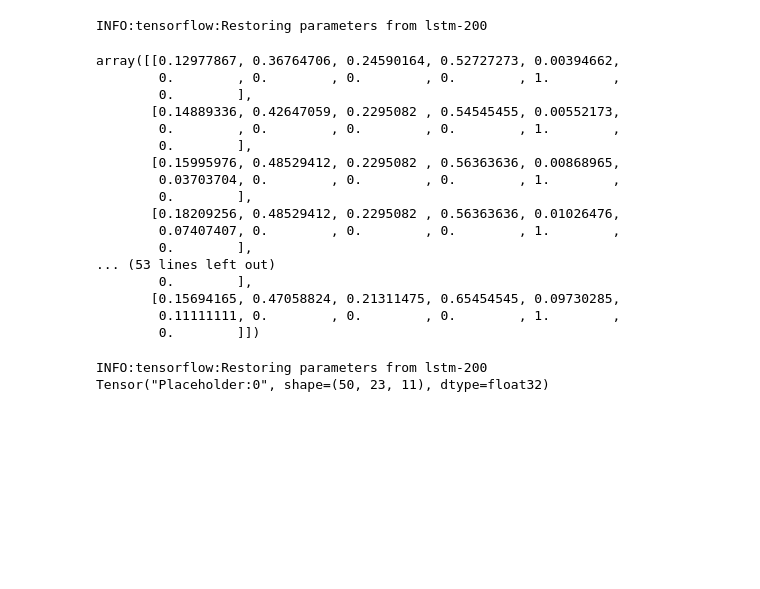
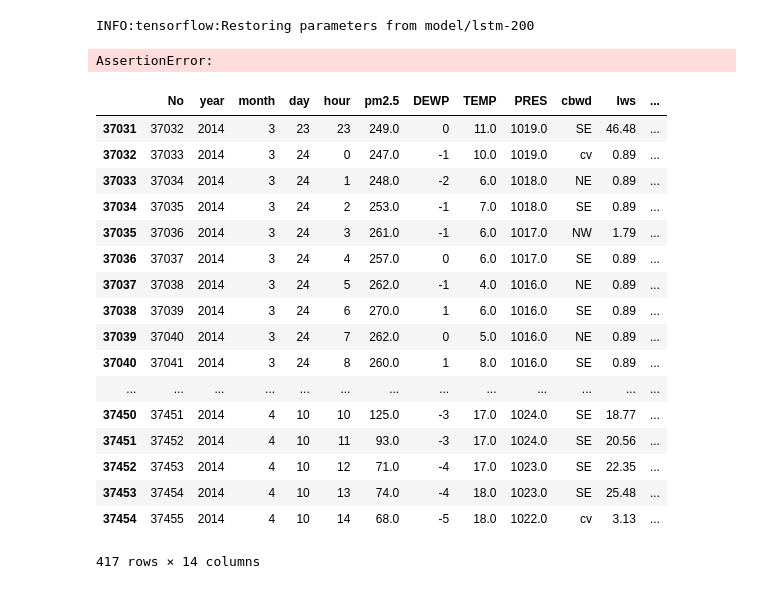
Before and after one commit to shawnrca/TS_LSTM, a Jupyter notebook: LSTM inference.ipynb, the cells around one changed output. Cells and saved outputs as stored; diff of their text form; code cells hidden in the pictures; blank space fills up the shorter version.

```diff
--- a/LSTM inference.ipynb
+++ b/LSTM inference.ipynb
@@ -75,38 +95,42 @@ class PRSA_lstm:
         tf.reset_default_graph()
 # %%
 data = pd.read_csv("PRSA_data_2010.1.1-2014.12.31.csv")
-data = data[data["pm2.5"].isna()==False]
-
-m = PRSA_lstm()
-data = data.iloc[0:24]
-data.at[data.index[-1],"pm2.5"] = None
-m._preprocess(data)
+data["pm25_predicted"] = 0
+data = data[np.isnan(data["pm2.5"])==False]
-# %% [output]
-INFO:tensorflow:Restoring parameters from lstm-200
-array([[0.12977867, 0.36764706, 0.24590164, 0.52727273, 0.00394662,
-        0.        , 0.        , 0.        , 0.        , 1.        ,
-        0.        ],
-       [0.14889336, 0.42647059, 0.2295082 , 0.54545455, 0.00552173,
-        0.        , 0.        , 0.        , 0.        , 1.        ,
-        0.        ],
-       [0.15995976, 0.48529412, 0.2295082 , 0.56363636, 0.00868965,
-        0.03703704, 0.        , 0.        , 0.        , 1.        ,
-        0.        ],
-       [0.18209256, 0.48529412, 0.2295082 , 0.56363636, 0.01026476,
-        0.07407407, 0.        , 0.        , 0.        , 1.        ,
-        0.        ],
-... (53 lines left out)
-        0.        ],
-       [0.15694165, 0.47058824, 0.21311475, 0.65454545, 0.09730285,
-        0.11111111, 0.        , 0.        , 0.        , 1.        ,
-        0.        ]])
-# %%
-tf.reset_default_graph()
-
-with tf.Session() as sess:
-    new_saver = tf.train.import_meta_graph(meta_graph_or_file="lstm-200.meta")
-    new_saver.restore(sess, "lstm-200")
-    print(sess.graph.get_tensor_by_name("Placeholder:0"))
-# %% [output]
-INFO:tensorflow:Restoring parameters from lstm-200
-Tensor("Placeholder:0", shape=(50, 23, 11), dtype=float32)
+# %%
+m = PRSA_lstm()
+data = data.iloc[35029::]
+# %% [output]
+INFO:tensorflow:Restoring parameters from model/lstm-200
+# %%
+i=0
+predicted = 0
+while i <= len(data)-24:
+    data_test = data[data.columns.drop("pm25_predicted")].copy().iloc[i:i+24]
+    data_test.at[data_test.index[-1],"pm2.5"]=None
+
+    data["pm25_predicted"].iloc[i+23] = m.predict(data_test)
+    i +=1
+# %% [output]
+AssertionError:
+# %%
+data[data["pm25_predicted"]>0]
+# %% [output]
+|  | No | year | month | day | hour | pm2.5 | DEWP | TEMP | PRES | cbwd | Iws | ... |
+| 37031 | 37032 | 2014 | 3 | 23 | 23 | 249.0 | 0 | 11.0 | 1019.0 | SE | 46.48 | ... |
+| 37032 | 37033 | 2014 | 3 | 24 | 0 | 247.0 | -1 | 10.0 | 1019.0 | cv | 0.89 | ... |
+| 37033 | 37034 | 2014 | 3 | 24 | 1 | 248.0 | -2 | 6.0 | 1018.0 | NE | 0.89 | ... |
+| 37034 | 37035 | 2014 | 3 | 24 | 2 | 253.0 | -1 | 7.0 | 1018.0 | SE | 0.89 | ... |
+| 37035 | 37036 | 2014 | 3 | 24 | 3 | 261.0 | -1 | 6.0 | 1017.0 | NW | 1.79 | ... |
+| 37036 | 37037 | 2014 | 3 | 24 | 4 | 257.0 | 0 | 6.0 | 1017.0 | SE | 0.89 | ... |
+| 37037 | 37038 | 2014 | 3 | 24 | 5 | 262.0 | -1 | 4.0 | 1016.0 | NE | 0.89 | ... |
+| 37038 | 37039 | 2014 | 3 | 24 | 6 | 270.0 | 1 | 6.0 | 1016.0 | SE | 0.89 | ... |
+| 37039 | 37040 | 2014 | 3 | 24 | 7 | 262.0 | 0 | 5.0 | 1016.0 | NE | 0.89 | ... |
+| 37040 | 37041 | 2014 | 3 | 24 | 8 | 260.0 | 1 | 8.0 | 1016.0 | SE | 0.89 | ... |
+| ... | ... | ... | ... | ... | ... | ... | ... | ... | ... | ... | ... | ... |
+| 37450 | 37451 | 2014 | 4 | 10 | 10 | 125.0 | -3 | 17.0 | 1024.0 | SE | 18.77 | ... |
+| 37451 | 37452 | 2014 | 4 | 10 | 11 | 93.0 | -3 | 17.0 | 1024.0 | SE | 20.56 | ... |
+| 37452 | 37453 | 2014 | 4 | 10 | 12 | 71.0 | -4 | 17.0 | 1023.0 | SE | 22.35 | ... |
+| 37453 | 37454 | 2014 | 4 | 10 | 13 | 74.0 | -4 | 18.0 | 1023.0 | SE | 25.48 | ... |
+| 37454 | 37455 | 2014 | 4 | 10 | 14 | 68.0 | -5 | 18.0 | 1022.0 | cv | 3.13 | ... |
+417 rows × 14 columns
```
Also changed, not shown: parts of 1 cell of this notebook.
